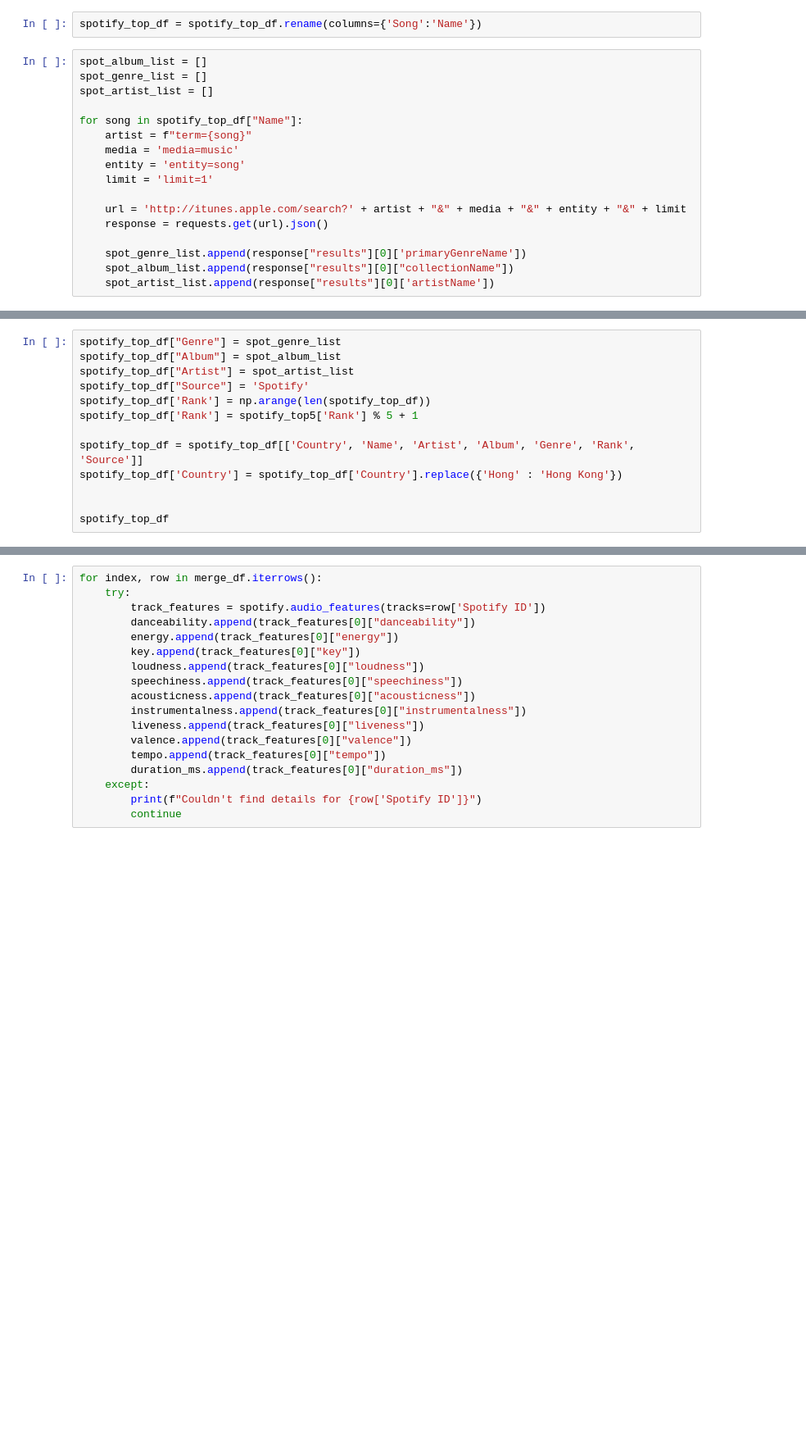
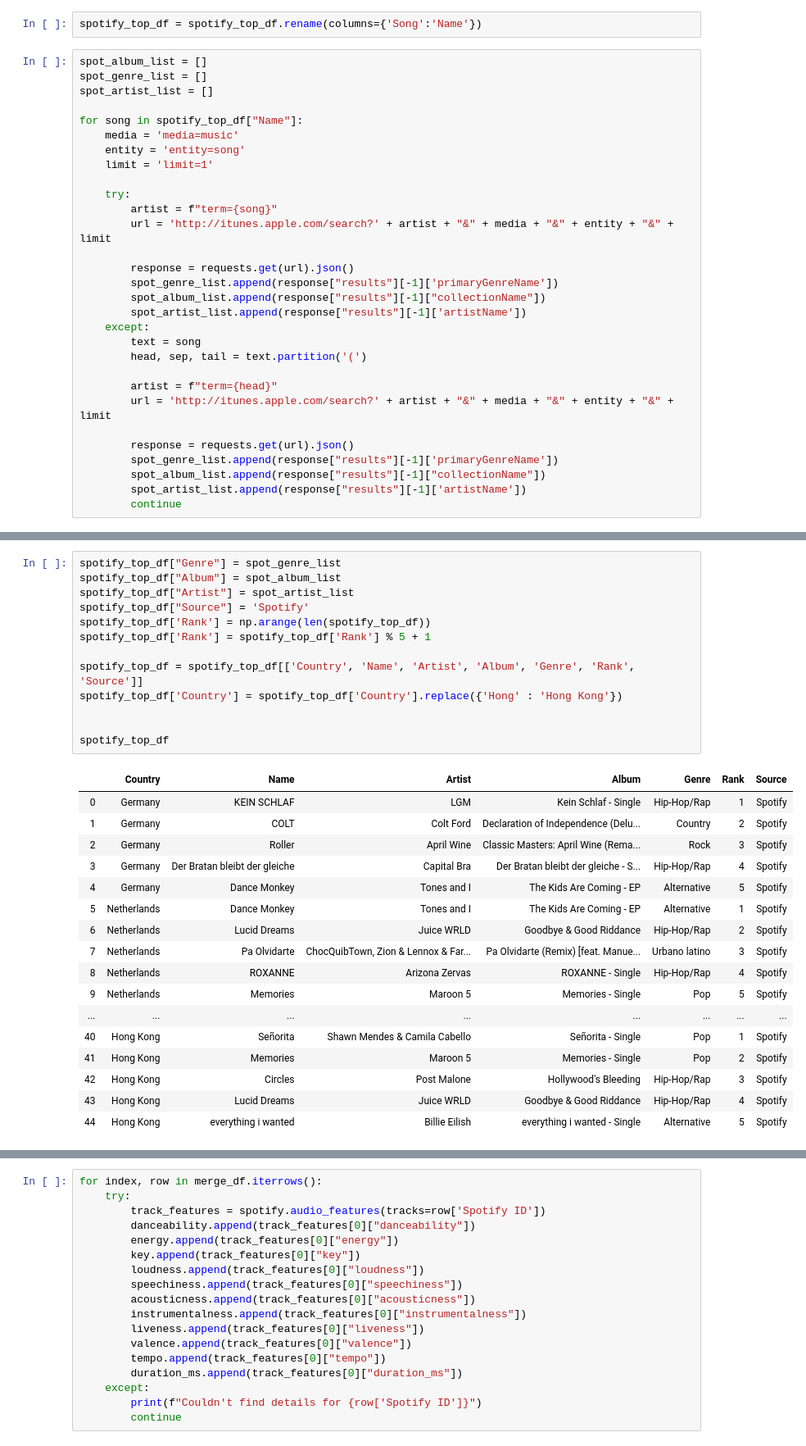
Before and after one commit to nawdah/project-1, a Jupyter notebook: Final_Analysis.ipynb, the cells around one changed output, grey strips where cells are left out. Shown at 82% size. Cells and saved outputs as stored; diff of their text form; blank space fills up the shorter version.

```diff
--- a/Final_Analysis.ipynb
+++ b/Final_Analysis.ipynb
@@ -430,14 +430,27 @@ spot_genre_list = []
 spot_artist_list = []
 
 for song in spotify_top_df["Name"]:
-    artist = f"term={song}"
     media = 'media=music'
     entity = 'entity=song'
     limit = 'limit=1'
 
-    url = 'http://itunes.apple.com/search?' + artist + "&" + media + "&" + entity + "&" + limit
-    response = requests.get(url).json()
+    try:
+        artist = f"term={song}"
+        url = 'http://itunes.apple.com/search?' + artist + "&" + media + "&" + entity + "&" + limit
 
-    spot_genre_list.append(response["results"][0]['primaryGenreName'])
-    spot_album_list.append(response["results"][0]["collectionName"])
-    spot_artist_list.append(response["results"][0]['artistName'])
+        response = requests.get(url).json()
+        spot_genre_list.append(response["results"][-1]['primaryGenreName'])
+        spot_album_list.append(response["results"][-1]["collectionName"])
+        spot_artist_list.append(response["results"][-1]['artistName'])
+    except:
+        text = song
+        head, sep, tail = text.partition('(')
+
+        artist = f"term={head}"
+        url = 'http://itunes.apple.com/search?' + artist + "&" + media + "&" + entity + "&" + limit
+
+        response = requests.get(url).json()
+        spot_genre_list.append(response["results"][-1]['primaryGenreName'])
+        spot_album_list.append(response["results"][-1]["collectionName"])
+        spot_artist_list.append(response["results"][-1]['artistName'])
+        continue
@@ -446,16 +457,34 @@ IndexError: list index out of range
 # %%
 spotify_top_df["Genre"] = spot_genre_list
 spotify_top_df["Album"] = spot_album_list
 spotify_top_df["Artist"] = spot_artist_list
 spotify_top_df["Source"] = 'Spotify'
 spotify_top_df['Rank'] = np.arange(len(spotify_top_df))
-spotify_top_df['Rank'] = spotify_top5['Rank'] % 5 + 1
+spotify_top_df['Rank'] = spotify_top_df['Rank'] % 5 + 1
 
 spotify_top_df = spotify_top_df[['Country', 'Name', 'Artist', 'Album', 'Genre', 'Rank', 'Source']]
 spotify_top_df['Country'] = spotify_top_df['Country'].replace({'Hong' : 'Hong Kong'})
 
 
 spotify_top_df
+# %% [output]
+|  | Country | Name | Artist | Album | Genre | Rank | Source |
+| 0 | Germany | KEIN SCHLAF | LGM | Kein Schlaf - Single | Hip-Hop/Rap | 1 | Spotify |
+| 1 | Germany | COLT | Colt Ford | Declaration of Independence (Delu... | Country | 2 | Spotify |
+| 2 | Germany | Roller | April Wine | Classic Masters: April Wine (Rema... | Rock | 3 | Spotify |
+| 3 | Germany | Der Bratan bleibt der gleiche | Capital Bra | Der Bratan bleibt der gleiche - S... | Hip-Hop/Rap | 4 | Spotify |
+| 4 | Germany | Dance Monkey | Tones and I | The Kids Are Coming - EP | Alternative | 5 | Spotify |
+| 5 | Netherlands | Dance Monkey | Tones and I | The Kids Are Coming - EP | Alternative | 1 | Spotify |
+| 6 | Netherlands | Lucid Dreams | Juice WRLD | Goodbye & Good Riddance | Hip-Hop/Rap | 2 | Spotify |
+| 7 | Netherlands | Pa Olvidarte | ChocQuibTown, Zion & Lennox & Far... | Pa Olvidarte (Remix) [feat. Manue... | Urbano latino | 3 | Spotify |
+| 8 | Netherlands | ROXANNE | Arizona Zervas | ROXANNE - Single | Hip-Hop/Rap | 4 | Spotify |
+| 9 | Netherlands | Memories | Maroon 5 | Memories - Single | Pop | 5 | Spotify |
+| ... | ... | ... | ... | ... | ... | ... | ... |
+| 40 | Hong Kong | Señorita | Shawn Mendes & Camila Cabello | Señorita - Single | Pop | 1 | Spotify |
+| 41 | Hong Kong | Memories | Maroon 5 | Memories - Single | Pop | 2 | Spotify |
+| 42 | Hong Kong | Circles | Post Malone | Hollywood's Bleeding | Hip-Hop/Rap | 3 | Spotify |
+| 43 | Hong Kong | Lucid Dreams | Juice WRLD | Goodbye & Good Riddance | Hip-Hop/Rap | 4 | Spotify |
+| 44 | Hong Kong | everything i wanted | Billie Eilish | everything i wanted - Single | Alternative | 5 | Spotify |
 # %%
 genre_list = []
 
```
Also changed, not shown: parts of 9 cells of this notebook, 2 other files.
